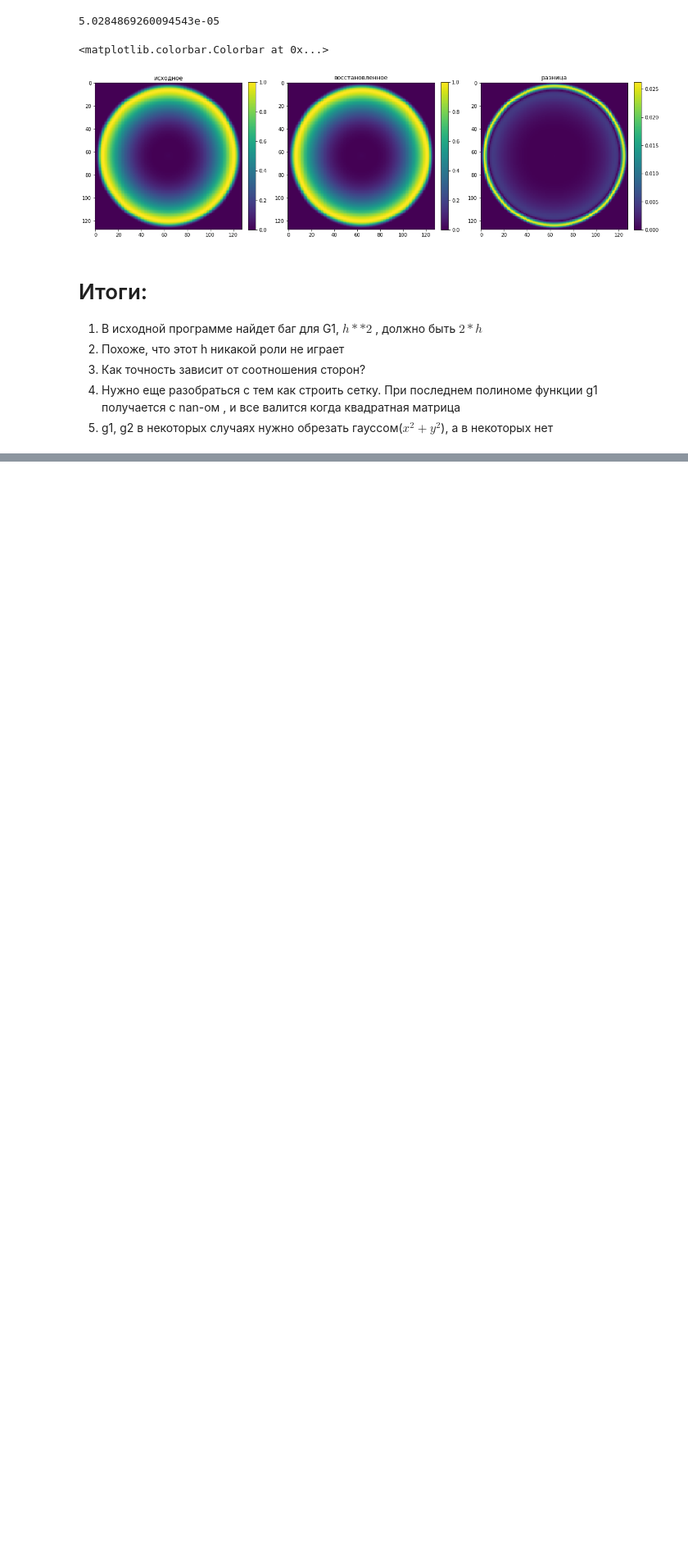
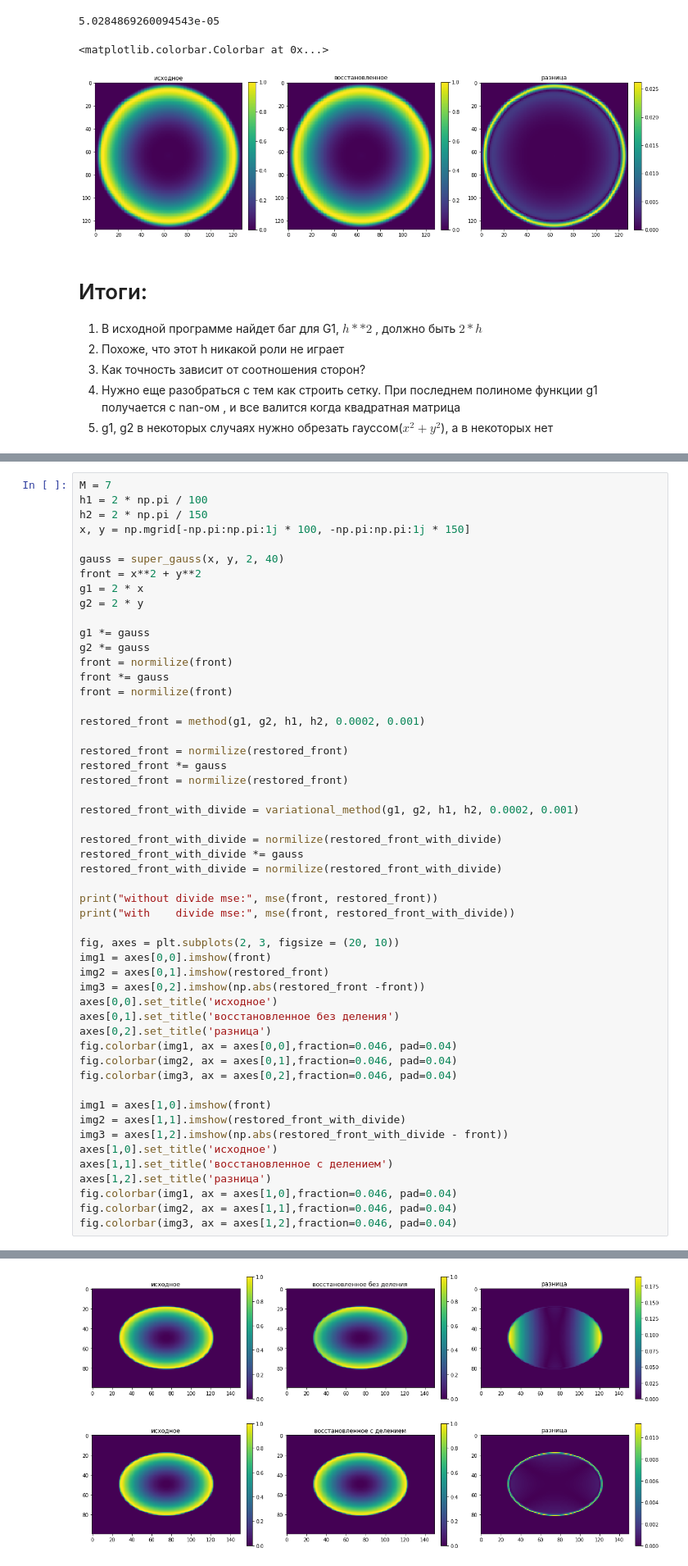
Before and after one commit to Satbek/-ourse-work-sem7, a Jupyter notebook: src/Results/Variational/without additional divide h.ipynb, the cells around one changed output, grey strips where cells are left out. Shown at 82% size. Saved outputs shown, nothing was run; the diff lists cells and outputs as text; blank space fills up the shorter version.

Commit message:
theoretical proof . unnesessary divide

```diff
--- a/src/Results/Variational/without additional divide h.ipynb
+++ b/src/Results/Variational/without additional divide h.ipynb
@@ -219,0 +228,53 @@ fig.colorbar(img3, ax = axes[2],fraction=0.046, pad=0.04)
+# %%
+M = 7
+h1 = 2 * np.pi / 100
+h2 = 2 * np.pi / 150
+x, y = np.mgrid[-np.pi:np.pi:1j * 100, -np.pi:np.pi:1j * 150]
+
+gauss = super_gauss(x, y, 2, 40)
+front = x**2 + y**2
+g1 = 2 * x
+g2 = 2 * y
+
+g1 *= gauss
+g2 *= gauss
+front = normilize(front)
+front *= gauss
+front = normilize(front)
+
+restored_front = method(g1, g2, h1, h2, 0.0002, 0.001)
+
+restored_front = normilize(restored_front)
+restored_front *= gauss
+restored_front = normilize(restored_front)
+
+restored_front_with_divide = variational_method(g1, g2, h1, h2, 0.0002, 0.001)
+
+restored_front_with_divide = normilize(restored_front_with_divide)
+restored_front_with_divide *= gauss
+restored_front_with_divide = normilize(restored_front_with_divide)
+
+print("without divide mse:", mse(front, restored_front))
+print("with    divide mse:", mse(front, restored_front_with_divide))
+
+fig, axes = plt.subplots(2, 3, figsize = (20, 10))
+img1 = axes[0,0].imshow(front)
+img2 = axes[0,1].imshow(restored_front)
+img3 = axes[0,2].imshow(np.abs(restored_front -front))
+axes[0,0].set_title('исходное')
+axes[0,1].set_title('восстановленное без деления')
+axes[0,2].set_title('разница')
+fig.colorbar(img1, ax = axes[0,0],fraction=0.046, pad=0.04)
+fig.colorbar(img2, ax = axes[0,1],fraction=0.046, pad=0.04)
+fig.colorbar(img3, ax = axes[0,2],fraction=0.046, pad=0.04)
+
+img1 = axes[1,0].imshow(front)
+img2 = axes[1,1].imshow(restored_front_with_divide)
+img3 = axes[1,2].imshow(np.abs(restored_front_with_divide - front))
+axes[1,0].set_title('исходное')
+axes[1,1].set_title('восстановленное c делением')
+axes[1,2].set_title('разница')
+fig.colorbar(img1, ax = axes[1,0],fraction=0.046, pad=0.04)
+fig.colorbar(img2, ax = axes[1,1],fraction=0.046, pad=0.04)
+fig.colorbar(img3, ax = axes[1,2],fraction=0.046, pad=0.04)
+# %% [output]
@@ -219,0 +284 @@ fig.colorbar(img3, ax = axes[2],fraction=0.046, pad=0.04)
+[figure, added]
```
Also changed, not shown: parts of 9 cells of this notebook.
